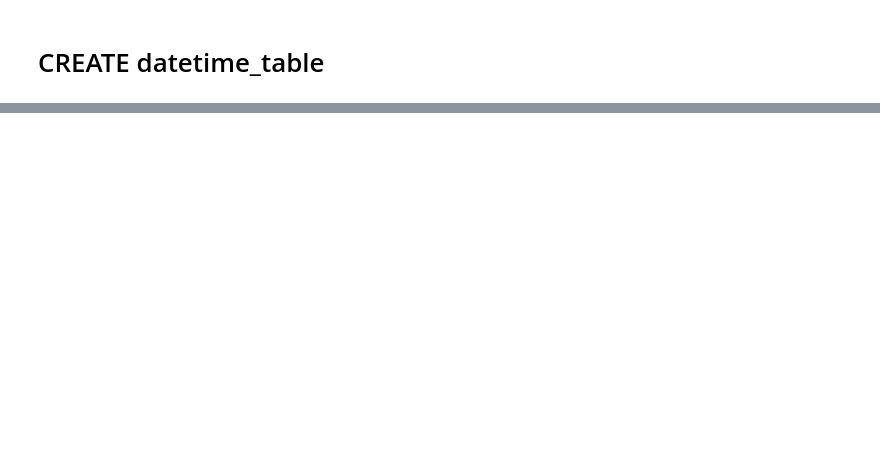
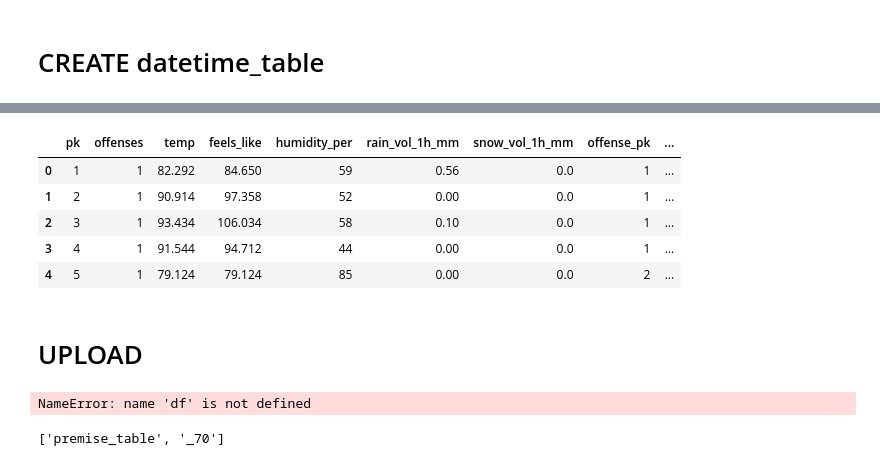
Before and after one commit to franksalas/dend-capstone, a Jupyter notebook: notebooks/03_DB_SETUP/create_schema_clean.ipynb, the cells around one changed output, grey strips where cells are left out. Saved outputs shown, nothing was run; the diff lists cells and outputs as text; code cells hidden in the pictures; blank space fills up the shorter version.

```diff
--- a/notebooks/03_DB_SETUP/create_schema_clean.ipynb
+++ b/notebooks/03_DB_SETUP/create_schema_clean.ipynb
@@ -107,3 +133,16 @@ data.head()
+# %%
+data = data[['date_time',
+ 'offenses',
+ 'offense_type',
+ 'block_range',
+ 'street_name',
+ 'beat',
+ 'premise_description',
+ 'temp',
+ 'feels_like',
+ 'humidity_per',
+ 'rain_vol_1h_mm',
+ 'snow_vol_1h_mm']]
 # %% [markdown]
 # CREATE TABLES FROM DF
 # %% [markdown]
@@ -158,8 +229,10 @@ def block_range_split(df):
     med = med.astype('str')
     street = df.street_name
     res = med + " " + street +" Houston, TX"
-    #res = f"{med} {street} Houston, TX"
+    #res = f"{med}{street} Houston, TX"
     return res
 
 
 data['og_address'] = block_range_split(data)
+# drop street_name & block range
+data.drop(['block_range','street_name'], axis=1,inplace=True)
@@ -190,5 +291,5 @@ data.sample()
 # %%
 data = data.merge(date_time_table, left_on='date_time', right_on='date_time', suffixes=(True,True))
-#data.drop(['date_time','hour','day','week','month','year','weekday'], axis=1,inplace=True)
+data.drop(['date_time','hour','day','week','month','year','weekday'], axis=1,inplace=True)
 # %%
 data.head()
@@ -196,0 +316,5 @@ data.head()
+# %%
+crime_fact = data.reset_index()
+crime_fact.rename(columns={'index': 'pk'}, inplace=True)
+crime_fact.pk = crime_fact.pk +1
+crime_fact.info()
@@ -196,0 +341,11 @@ data.head()
+# %%
+crime_fact.head()
+# %% [output]
+|  | pk | offenses | temp | feels_like | humidity_per | rain_vol_1h_mm | snow_vol_1h_mm | offense_pk | ... |
+| 0 | 1 | 1 | 82.292 | 84.650 | 59 | 0.56 | 0.0 | 1 | ... |
+| 1 | 2 | 1 | 90.914 | 97.358 | 52 | 0.00 | 0.0 | 1 | ... |
+| 2 | 3 | 1 | 93.434 | 106.034 | 58 | 0.10 | 0.0 | 1 | ... |
+| 3 | 4 | 1 | 91.544 | 94.712 | 44 | 0.00 | 0.0 | 1 | ... |
+| 4 | 5 | 1 | 79.124 | 79.124 | 85 | 0.00 | 0.0 | 2 | ... |
+# %% [markdown]
+# UPLOAD
@@ -196,0 +365,8 @@ data.head()
+# %%
+df
+# %% [output]
+NameError: name 'df' is not defined
+# %%
+namestr(premise_table, globals())
+# %% [output]
+['premise_table', '_70']
```
Also changed, not shown: parts of 28 cells of this notebook, 14 other files.
